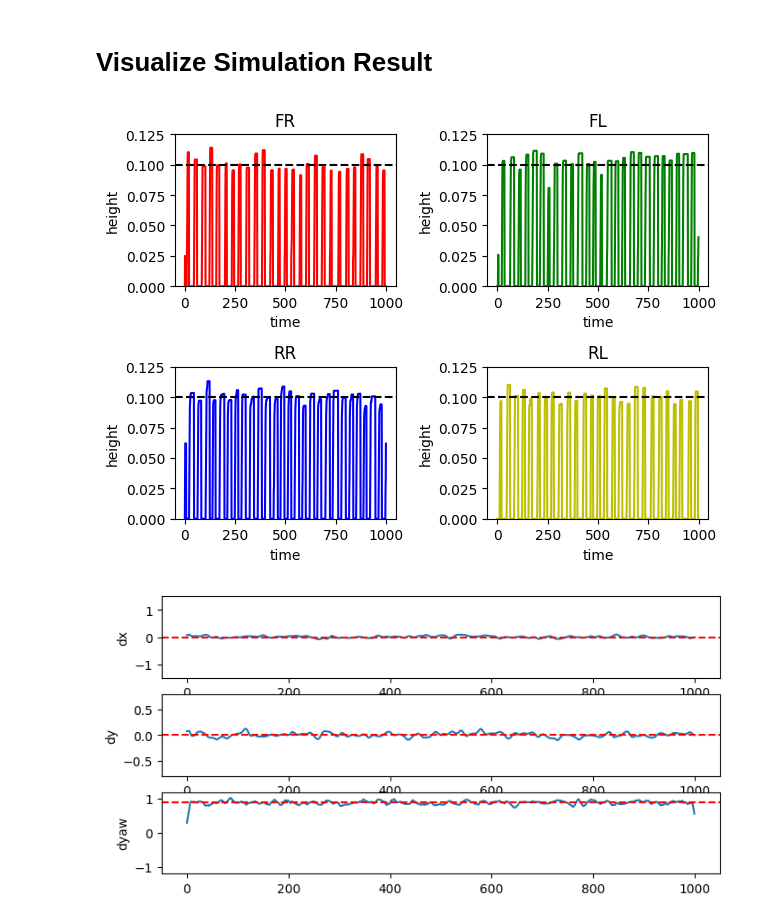
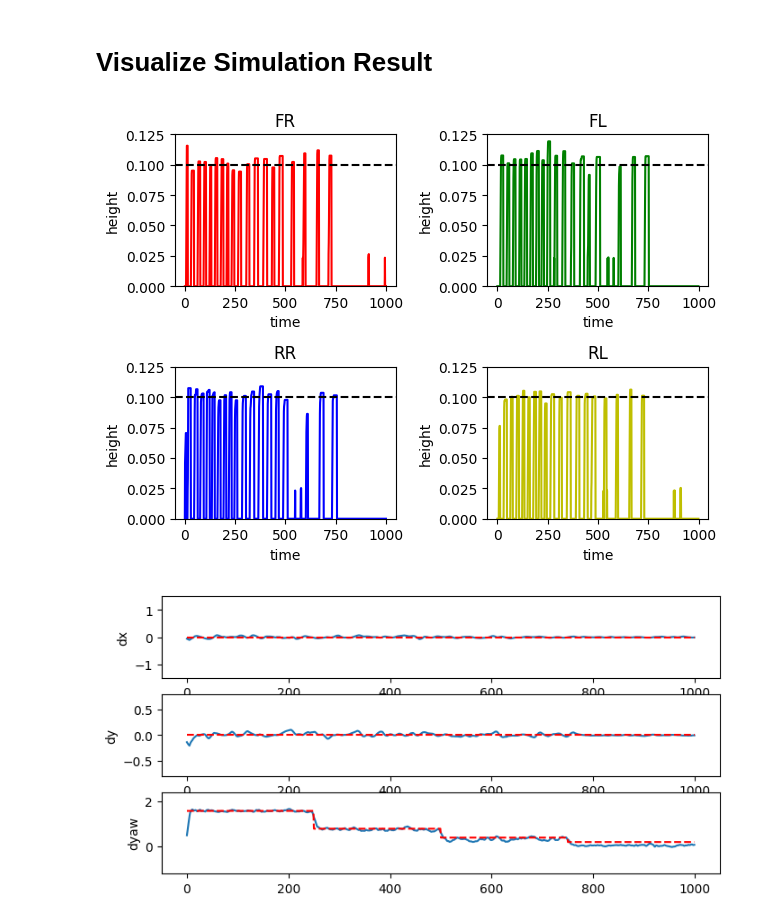
Before and after one commit to shaoanlu/control_system_project_template, a Jupyter notebook: examples/mujoco_Go1/colab_demo.ipynb, the cells around one changed output. Saved outputs shown, nothing was run; the diff lists cells and outputs as text; code cells hidden in the pictures.

Commit message:
improve visualization for commands changing during runtime

```diff
--- a/examples/mujoco_Go1/colab_demo.ipynb
+++ b/examples/mujoco_Go1/colab_demo.ipynb
@@ -95,10 +93,18 @@ modify_scene_fns = []
 swing_peak = []
 linvel = []
 angvel = []
+ref_commands = []
 
-command = jax.numpy.array([0, 0, 0.9])
+# Play around the controller by modifying command during runtime
+cmd_yaw = np.pi
+command = jax.numpy.array([0, 0, cmd_yaw])
+
+# start closed-loop sim
 state = env.reset(rng)
 for i in tqdm(range(env.env_cfg.episode_length)):
+    if i % 250 == 0:
+        cmd_yaw /= 2
+        command = jax.numpy.array([0, 0, cmd_yaw])
     state.info["command"] = command
     try:
         if state.info["steps_since_last_pert"] < state.info["steps_until_next_pert"]:
@@ -110,6 +116,7 @@ for i in tqdm(range(env.env_cfg.episode_length)):
 
     state = env.step(state, ctrl)
     rollout.append(state)
+    ref_commands.append(command)
     swing_peak.append(state.info["swing_peak"])
     linvel.append(env.get_global_linvel(state.data))
     angvel.append(env.get_gyro(state.data))
@@ -128,34 +135,35 @@ for i, ax in enumerate(axs.flat):
     ax.axhline(env.env_cfg.reward_config.max_foot_height, color="k", linestyle="--")
     ax.set_title(names[i])
     ax.set_xlabel("time")
     ax.set_ylabel("height")
 plt.tight_layout()
 plt.show()
 
 linvel_x = jax.numpy.array(linvel)[:, 0]
 linvel_y = jax.numpy.array(linvel)[:, 1]
 angvel_yaw = jax.numpy.array(angvel)[:, 2]
 
 # Plot whether velocity is within the command range.
 linvel_x = jax.numpy.convolve(linvel_x, jax.numpy.ones(10) / 10, mode="same")
 linvel_y = jax.numpy.convolve(linvel_y, jax.numpy.ones(10) / 10, mode="same")
 angvel_yaw = jax.numpy.convolve(angvel_yaw, jax.numpy.ones(10) / 10, mode="same")
 
 fig, axes = plt.subplots(3, 1, figsize=(8, 4))
 axes[0].plot(linvel_x)
 axes[1].plot(linvel_y)
 axes[2].plot(angvel_yaw)
 
 axes[0].set_ylim(-env.env_cfg.command_config.a[0], env.env_cfg.command_config.a[0])
 axes[1].set_ylim(-env.env_cfg.command_config.a[1], env.env_cfg.command_config.a[1])
-axes[2].set_ylim(-env.env_cfg.command_config.a[2], env.env_cfg.command_config.a[2])
+axes[2].set_ylim(-env.env_cfg.command_config.a[2], env.env_cfg.command_config.a[2] * 2)
 
+ref_cmd = jax.numpy.vstack(ref_commands)
 for i, ax in enumerate(axes):
-    ax.axhline(state.info["command"][i], color="red", linestyle="--")
+    ax.plot(ref_cmd[:, i], color="red", linestyle="--")
 
 labels = ["dx", "dy", "dyaw"]
 for i, ax in enumerate(axes):
     ax.set_ylabel(labels[i])
 # %% [output]
-[figure, old version]
+[figure, new version]
-[figure, old version]
+[figure, new version]
```
Also changed, not shown: parts of 2 cells of this notebook.
